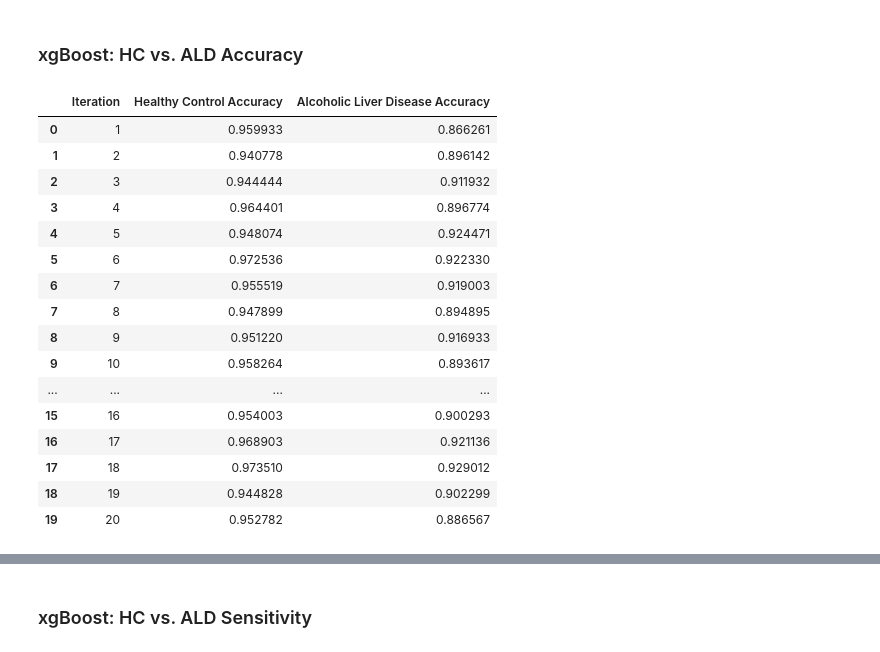
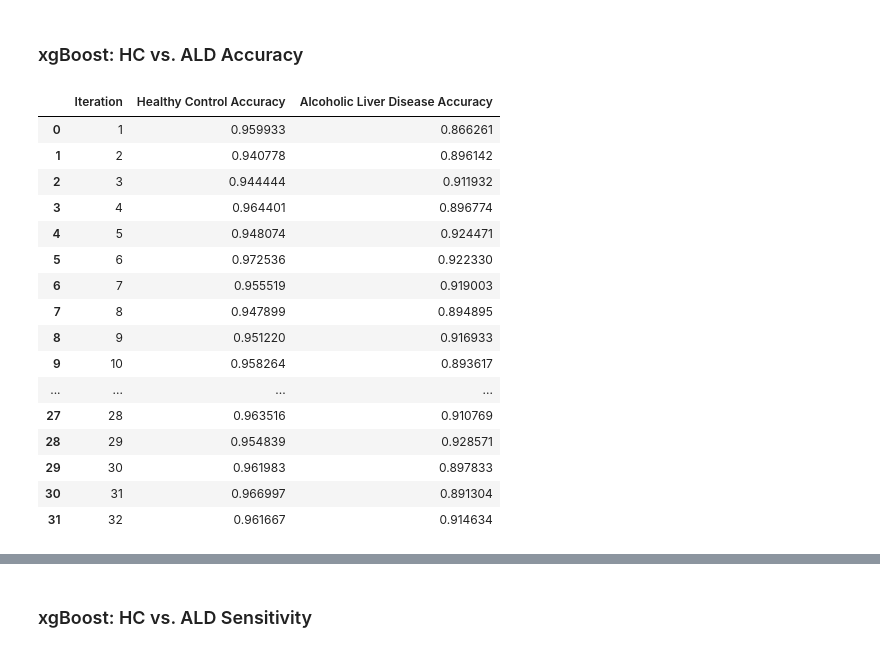
Before and after one commit to cjvilla/enose_predictions, a Jupyter notebook: exploratory_data.ipynb, the cells around one changed output, grey strips where cells are left out. Cells and saved outputs as stored; diff of their text form; code cells hidden in the pictures.

```diff
--- a/exploratory_data.ipynb
+++ b/exploratory_data.ipynb
@@ -81,4 +91,4 @@ desired_column_order = [
 demographics = demographics[desired_column_order]
 # %%
 # merging the demographic data columns with sensors of the raw data
-merged_df = pd.merge(demographics, raw_data, on=['group', 'real_idn'], how='inner')
+demographics = pd.merge(demographics, raw_data, on=['group', 'real_idn'], how='inner')
@@ -404,16 +540,15 @@ import numpy as np
 import pandas as pd
 from sklearn.model_selection import train_test_split
 from sklearn.preprocessing import StandardScaler
-import tensorflow as tf
-from tensorflow import keras
+from sklearn.ensemble import AdaBoostClassifier
 from sklearn.metrics import accuracy_score
 
 # Load your merged_df dataset and preprocess it (as you've done)
 # Define features (X) and target variable (y)
-X = merged_df[['S1', 'S2', 'S3', 'S4', 'S5', 'S6', 'S7', 'S8', 'S9', 'S10',
+X = demographics[['S1', 'S2', 'S3', 'S4', 'S5', 'S6', 'S7', 'S8', 'S9', 'S10',
               'S11', 'S12', 'S13', 'S14', 'S15', 'S16', 'S17', 'S18', 'S19', 'S20',
               'S21', 'S22', 'S23', 'S24', 'S25', 'S26', 'S27', 'S28', 'S29', 'S30', 'S31', 'S32']]
-y = merged_df['group']  # Assuming 0 for Healthy Control and 1 for Alcoholic Liver Disease
+y = demographics['group']  # Assuming 0 for Healthy Control and 1 for Alcoholic Liver Disease
 
 # Filter the dataset to include only "Healthy Control" (0) and "Alcoholic Liver Disease" (1)
 selected_classes = [0, 1]
@@ -423,30 +558,21 @@ y_filtered = y[y.isin(selected_classes)]
 # Split the filtered dataset into training and testing sets
 X_train, X_test, y_train, y_test = train_test_split(X_filtered, y_filtered, test_size=0.2, random_state=42)
 
-# Standardize the input features (important for neural networks)
+# Standardize the input features (important for AdaBoost)
 scaler = StandardScaler()
 X_train = scaler.fit_transform(X_train)
 X_test = scaler.transform(X_test)
 
-# Reshape data for RNN (assuming time steps)
-n_features = X_train.shape[1]
-X_train = X_train.reshape(-1, 1, n_features)
-X_test = X_test.reshape(-1, 1, n_features)
+# Create an AdaBoost classifier with a decision tree as the base estimator
+adaboost_classifier = AdaBoostClassifier(n_estimators=50, random_state=42)
 
-# Create an RNN-based model
-model = keras.Sequential([
-    keras.layers.SimpleRNN(64, activation='relu', input_shape=(1, n_features)),
-    keras.layers.Dense(1, activation='sigmoid')  # Output layer with sigmoid activation for binary classification
-])
+# Train the AdaBoost classifier on your data
+adaboost_classifier.fit(X_train, y_train)
 
-# Compile the model
-model.compile(optimizer='adam', loss='binary_crossentropy', metrics=['accuracy'])
+# Predict using the trained AdaBoost classifier
+y_pred = adaboost_classifier.predict(X_test)
 
-# Train the RNN model on your data
-model.fit(X_train, y_train, epochs=20, batch_size=32, validation_split=0.2)
-
-# Evaluate the model on the test set
-y_pred = (model.predict(X_test) > 0.5).astype(int)  # Convert probabilities to binary predictions
+# Calculate accuracy on the test set
 accuracy = accuracy_score(y_test, y_pred)
 print(f'Test Accuracy: {accuracy * 100:.2f}%')
 # %% [output]
@@ -530,10 +760,10 @@ warnings.filterwarnings('ignore', category=UserWarning, module='xgboost')
 results_list = []
 
 # Define features (X) and target variable (y)
-X = merged_df[['S1', 'S2', 'S3', 'S4', 'S5', 'S6', 'S7', 'S8', 'S9', 'S10',
+X = demographics[['S1', 'S2', 'S3', 'S4', 'S5', 'S6', 'S7', 'S8', 'S9', 'S10',
               'S11', 'S12', 'S13', 'S14', 'S15', 'S16', 'S17', 'S18', 'S19', 'S20',
               'S21', 'S22', 'S23', 'S24', 'S25', 'S26', 'S27', 'S28', 'S29', 'S30', 'S31', 'S32']]
-y = merged_df['group']  # 0 for Healthy Control, 1 for Alcoholic Liver Disease, and 2 for Parkinson's
+y = demographics['group']  # 0 for Healthy Control, 1 for Alcoholic Liver Disease, and 2 for Parkinson's
 
 # Filter the dataset to include only "Healthy Control" (0) and "Alcoholic Liver Disease" (1)
 selected_groups = [0, 1]
@@ -541,7 +771,7 @@ X_filtered = X[y.isin(selected_groups)]
 y_filtered = y[y.isin(selected_groups)]
 
 # Specify the number of iterations
-num_iterations = 20
+num_iterations = 32
 
 for iteration in range(num_iterations):
     # Split the filtered dataset into training and testing sets with a random seed
@@ -557,37 +787,37 @@ for iteration in range(num_iterations):
     # Calculate accuracy for Healthy Control (0) and Alcoholic Liver Disease (1)
     accuracy_healthy_control = accuracy_score(y_test[y_test == 0], y_pred[y_test == 0])
     accuracy_alcoholic_liver_disease = accuracy_score(y_test[y_test == 1], y_pred[y_test == 1])
 
     # Create a DataFrame for the current iteration
     iteration_df = pd.DataFrame({
         'Iteration': [iteration + 1],
         'Healthy Control Accuracy': [accuracy_healthy_control],
         'Alcoholic Liver Disease Accuracy': [accuracy_alcoholic_liver_disease],
     })
 
     # Append the DataFrame to the results list
     results_list.append(iteration_df)
 
 # Concatenate all DataFrames in the results list
-xgboost_ald_accuracy = pd.concat(results_list, ignore_index=True)
+xgboost_ald_binary_accuracy_results = pd.concat(results_list, ignore_index=True)
 
 # Display the results DataFrame
-xgboost_ald_accuracy.head(50)
+xgboost_ald_binary_accuracy_results.head(50) # add percent difference as the last column
 # %% [output]
 |  | Iteration | Healthy Control Accuracy | Alcoholic Liver Disease Accuracy |
 | 0 | 1 | 0.959933 | 0.866261 |
 | 1 | 2 | 0.940778 | 0.896142 |
 | 2 | 3 | 0.944444 | 0.911932 |
 | 3 | 4 | 0.964401 | 0.896774 |
 | 4 | 5 | 0.948074 | 0.924471 |
 | 5 | 6 | 0.972536 | 0.922330 |
 | 6 | 7 | 0.955519 | 0.919003 |
 | 7 | 8 | 0.947899 | 0.894895 |
 | 8 | 9 | 0.951220 | 0.916933 |
 | 9 | 10 | 0.958264 | 0.893617 |
 | ... | ... | ... | ... |
-| 15 | 16 | 0.954003 | 0.900293 |
-| 16 | 17 | 0.968903 | 0.921136 |
-| 17 | 18 | 0.973510 | 0.929012 |
-| 18 | 19 | 0.944828 | 0.902299 |
-| 19 | 20 | 0.952782 | 0.886567 |
+| 27 | 28 | 0.963516 | 0.910769 |
+| 28 | 29 | 0.954839 | 0.928571 |
+| 29 | 30 | 0.961983 | 0.897833 |
+| 30 | 31 | 0.966997 | 0.891304 |
+| 31 | 32 | 0.961667 | 0.914634 |
```
Also changed, not shown: parts of 57 cells of this notebook.
